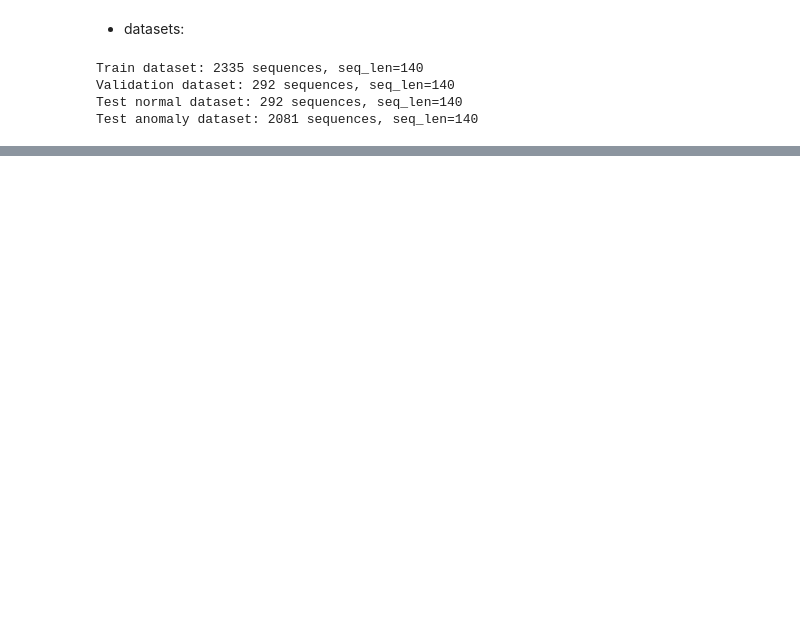
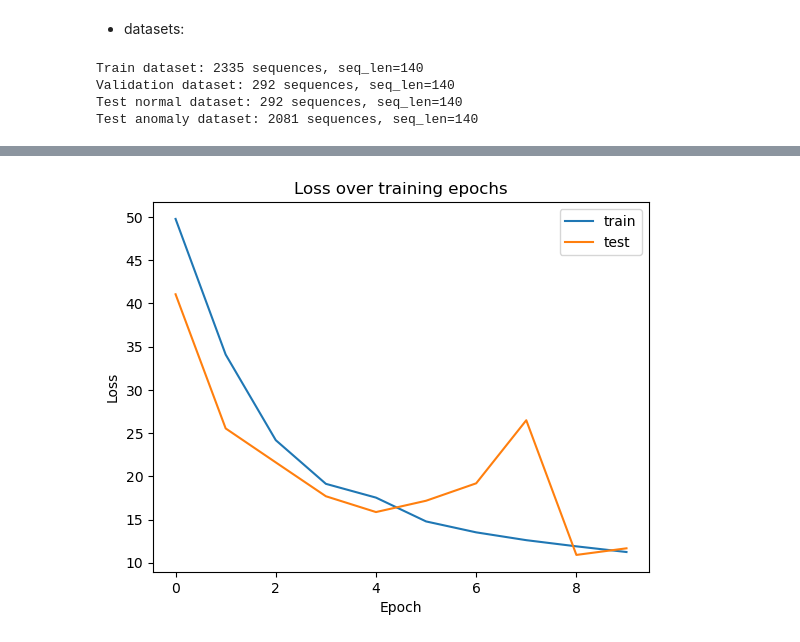
Before and after one commit to adam-langowski/Anomaly-Detection-in-ECG, a Jupyter notebook: anomaly_detection.ipynb, the cells around one changed output, grey strips where cells are left out. Saved outputs shown, nothing was run; the diff lists cells and outputs as text; code cells hidden in the pictures; blank space fills up the shorter version.

Commit message:
Autoencoder implemetation and basic training

```diff
--- a/anomaly_detection.ipynb
+++ b/anomaly_detection.ipynb
@@ -236,0 +247,27 @@ Test anomaly dataset: 2081 sequences, seq_len=140
+# %%
+class Decoder(nn.Module):
+    def __init__(self, seq_len: int, input_dim: int = 64, n_features: int = 1):
+        super().__init__()
+        self.seq_len = seq_len
+        self.lstm = nn.LSTM(input_size=input_dim, hidden_size=2 * input_dim, num_layers=1, batch_first=True)
+        self.output_layer = nn.Linear(2 * input_dim, n_features)
+
+    def forward(self, x: torch.Tensor) -> torch.Tensor:
+        x = x.unsqueeze(1).repeat(1, self.seq_len, 1)  # Repeat across time steps
+        x, _ = self.lstm(x)
+        return self.output_layer(x)  # Output shape: (batch_size, seq_len, n_features)
+# %%
+class RecurrentAutoencoder(nn.Module):
+    def __init__(self, seq_len: int, n_features: int, embedding_dim: int = 64):
+        super().__init__()
+        self.encoder = Encoder(seq_len, n_features, embedding_dim)
+        self.decoder = Decoder(seq_len, embedding_dim, n_features)
+
+    def forward(self, x: torch.Tensor) -> torch.Tensor:
+        x = self.encoder(x)
+        x = self.decoder(x)
+        return x
+# %%
+model = RecurrentAutoencoder(seq_len=train_dataset.get_len(), n_features=train_dataset.n_features, embedding_dim=128)
+model = model.to(device)
+model
@@ -236,0 +324,6 @@ Test anomaly dataset: 2081 sequences, seq_len=140
+# %%
+model2, history2 = train_model(
+    model,
+    train_loader,
+    val_loader,
+    n_epochs=10)
@@ -236,0 +341,12 @@ Test anomaly dataset: 2081 sequences, seq_len=140
+# %%
+ax = plt.figure().gca()
+
+ax.plot(history2['train'])
+ax.plot(history2['val'])
+plt.ylabel('Loss')
+plt.xlabel('Epoch')
+plt.legend(['train', 'test'])
+plt.title('Loss over training epochs')
+plt.show()
+# %% [output]
+[figure, added]
```
Also changed, not shown: parts of 15 cells of this notebook, 1 other file.
